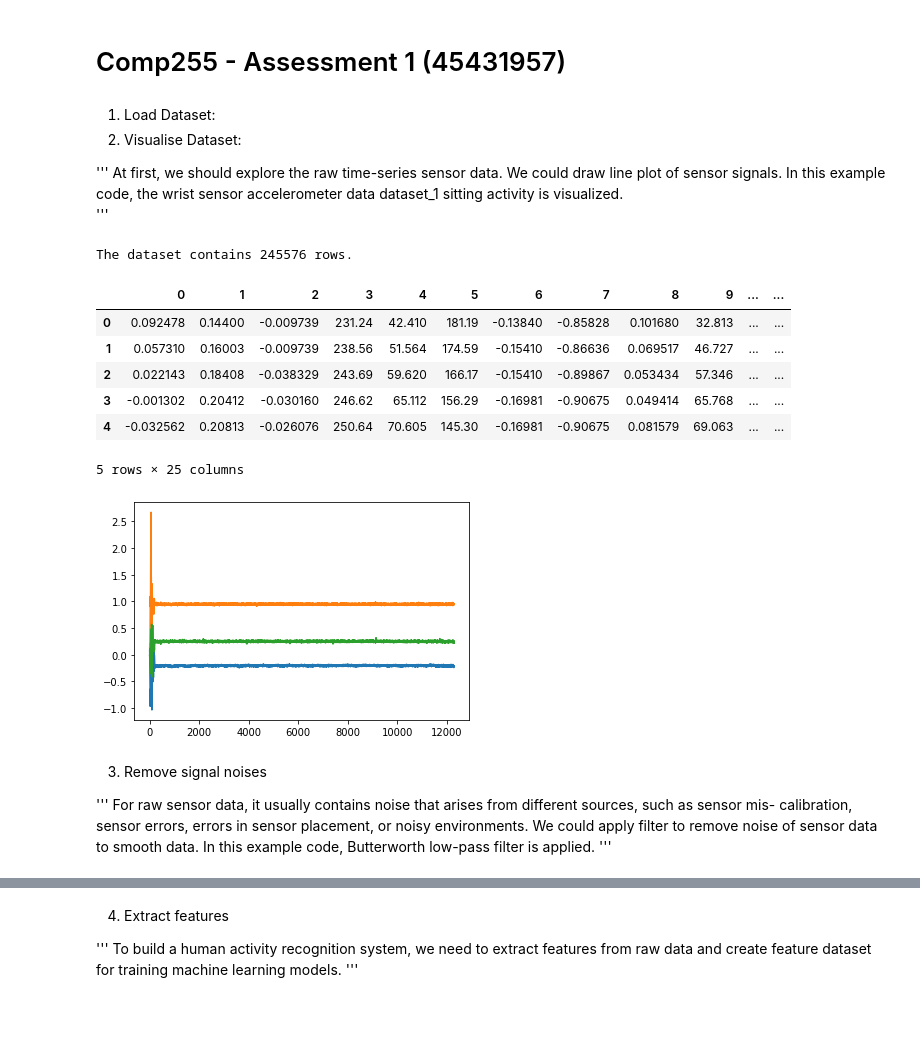
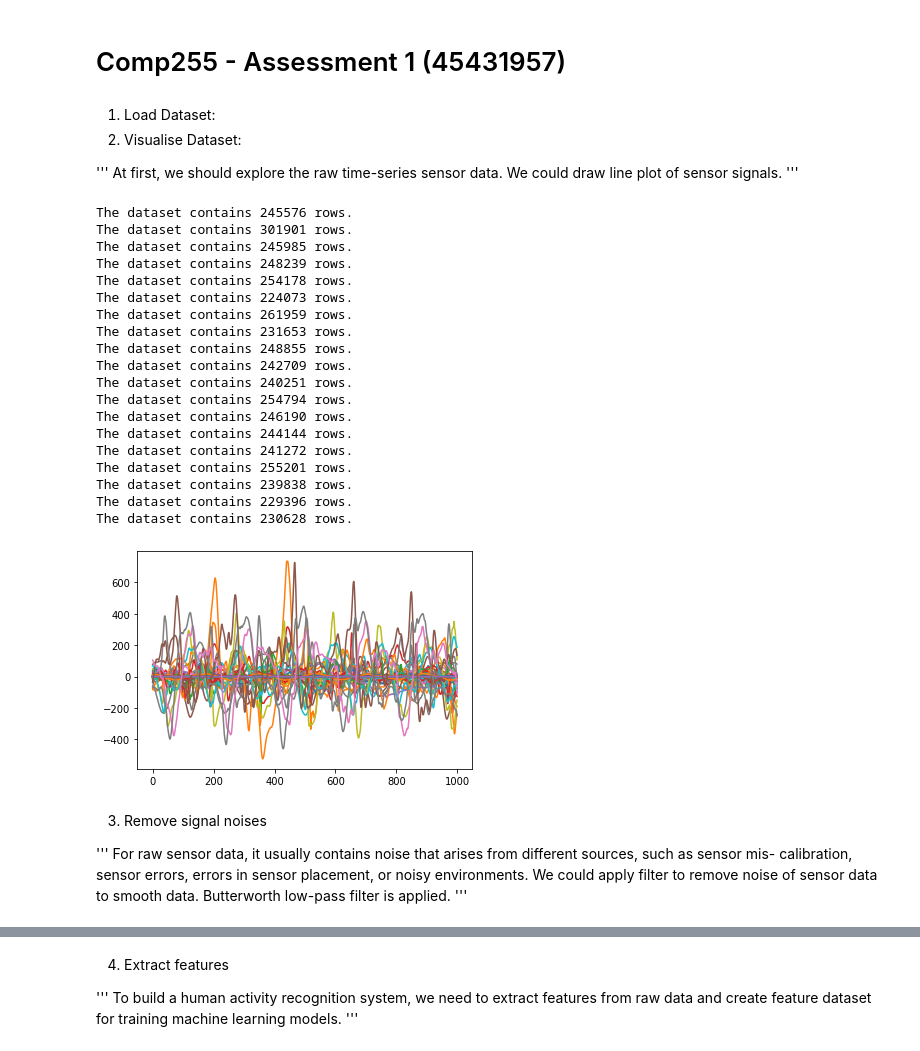
Before and after one commit to lbhuphatiraju/Comp255-Assessment-1, a Jupyter notebook: Assessment.ipynb, the cells around one changed output, grey strips where cells are left out. Cells and saved outputs as stored; diff of their text form; code cells hidden in the pictures; blank space fills up the shorter version.

```diff
--- a/Assessment.ipynb
+++ b/Assessment.ipynb
@@ -18,39 +18,52 @@ from sklearn.model_selection import GridSearchCV
 
 '''
 At first, we should explore the raw time-series sensor data. We could draw line plot of sensor signals.
-In this example code, the wrist sensor accelerometer data dataset_1 sitting activity is visualized.
 '''
 # %%
 # 1) read/load dataset file
-
-df = pd.read_csv('dataset/dataset_1.txt', sep=',', header=None)
-print('The dataset contains %d rows.' % len(df))
-df.head()
+for i in range(19):
+    df = pd.read_csv('dataset/dataset_' + str(i + 1) + '.txt', sep=',', header=None)
+    print('The dataset contains %d rows.' % len(df))
+    df.head()
 # %% [output]
 The dataset contains 245576 rows.
+The dataset contains 301901 rows.
+The dataset contains 245985 rows.
+The dataset contains 248239 rows.
+The dataset contains 254178 rows.
+The dataset contains 224073 rows.
+The dataset contains 261959 rows.
+The dataset contains 231653 rows.
+The dataset contains 248855 rows.
+The dataset contains 242709 rows.
+The dataset contains 240251 rows.
+The dataset contains 254794 rows.
+The dataset contains 246190 rows.
+The dataset contains 244144 rows.
+The dataset contains 241272 rows.
+The dataset contains 255201 rows.
+The dataset contains 239838 rows.
+The dataset contains 229396 rows.
+The dataset contains 230628 rows.
-|  | 0 | 1 | 2 | 3 | 4 | 5 | 6 | 7 | 8 | 9 | ... | ... |
-| 0 | 0.092478 | 0.14400 | -0.009739 | 231.24 | 42.410 | 181.19 | -0.13840 | -0.85828 | 0.101680 | 32.813 | ... | ... |
-| 1 | 0.057310 | 0.16003 | -0.009739 | 238.56 | 51.564 | 174.59 | -0.15410 | -0.86636 | 0.069517 | 46.727 | ... | ... |
-| 2 | 0.022143 | 0.18408 | -0.038329 | 243.69 | 59.620 | 166.17 | -0.15410 | -0.89867 | 0.053434 | 57.346 | ... | ... |
-| 3 | -0.001302 | 0.20412 | -0.030160 | 246.62 | 65.112 | 156.29 | -0.16981 | -0.90675 | 0.049414 | 65.768 | ... | ... |
-| 4 | -0.032562 | 0.20813 | -0.026076 | 250.64 | 70.605 | 145.30 | -0.16981 | -0.90675 | 0.081579 | 69.063 | ... | ... |
-5 rows × 25 columns
 # %%
 #2) Visualising
 
-df_sitting = df[df[24] == 1].values
-# In this example code, only accelerometer 1 data (column 1 to 3) is used
-plt.plot(df_sitting[:, 0:3])
+for i in range(19):
+    df_activity = df[df[24] == (i+1)].values
+    plt.plot(df_activity[500:1500, 0:6])
+
+# Accelerometer AND Gyroscope data (column 1 to 6) are used
+
 plt.show()
 # %% [output]
-[figure, old version]
+[figure, new version]
 # %% [markdown]
 3) Remove signal noises
 
 '''
 For raw sensor data, it usually contains noise that arises from different sources, such as sensor mis-
 calibration, sensor errors, errors in sensor placement, or noisy environments. We could apply filter to remove noise of sensor data
-to smooth data. In this example code, Butterworth low-pass filter is applied.
+to smooth data. Butterworth low-pass filter is applied.
 '''
 # %%
 # def noise_removing():
```
Also changed, not shown: parts of 4 cells of this notebook.
